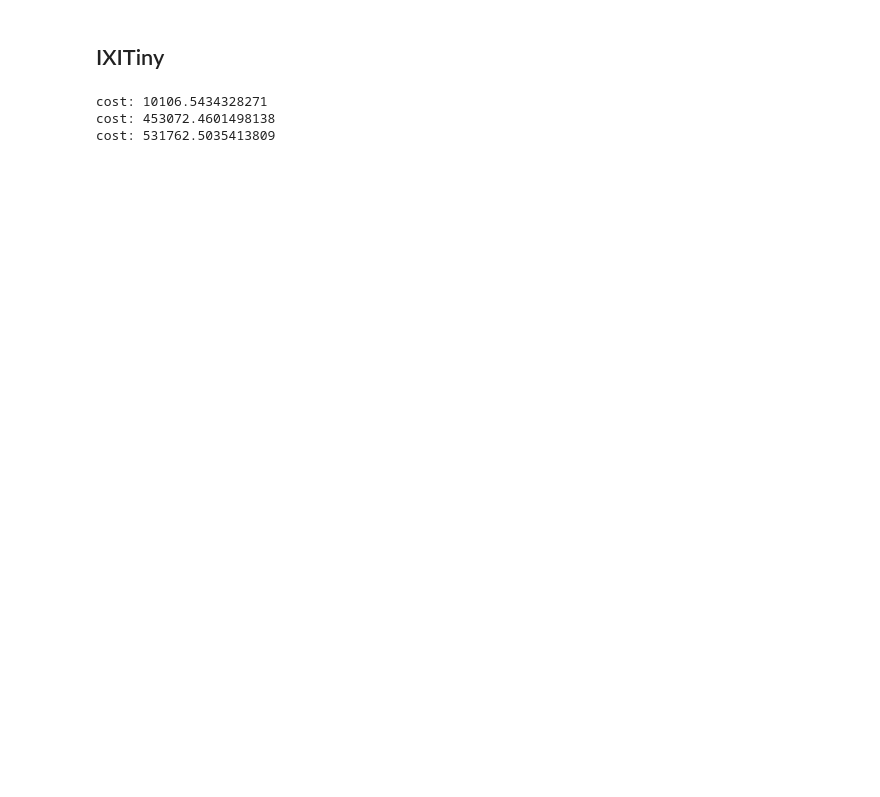
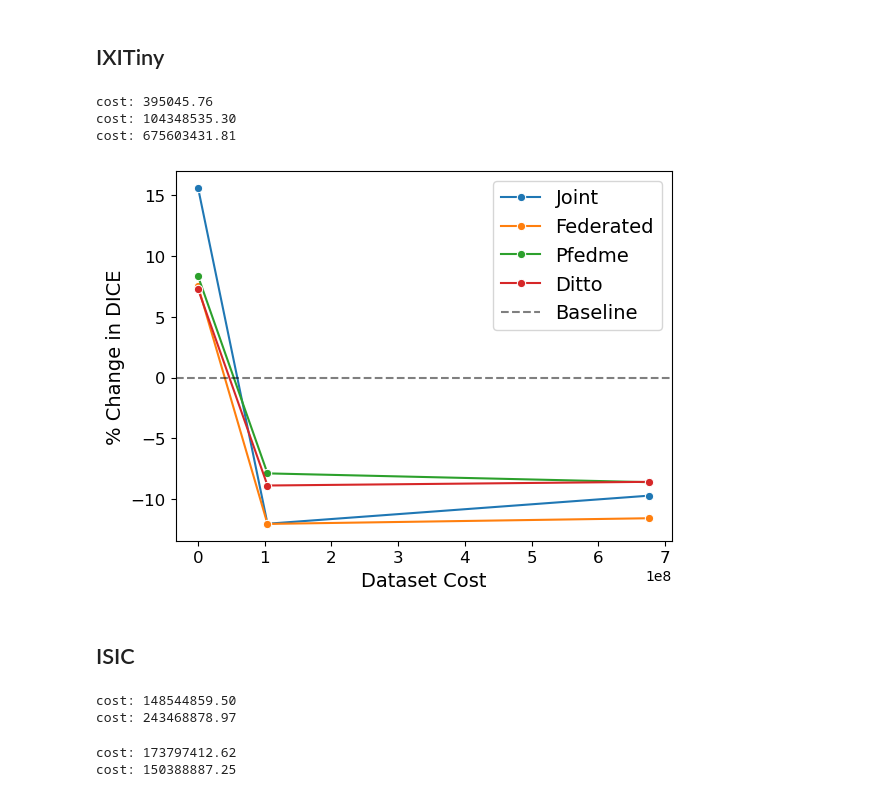
Before and after one commit to G2Lab/ot_cost, a Jupyter notebook: wasserstein/W_OTCost.ipynb, the cells around one changed output. Cells and saved outputs as stored; diff of their text form; code cells hidden in the pictures; blank space fills up the shorter version.

```diff
--- a/wasserstein/W_OTCost.ipynb
+++ b/wasserstein/W_OTCost.ipynb
@@ -327,20 +422,21 @@ grapher(dataset, results, score, path, save = True)
 ## IXITiny
 # %%
 importlib.reload(wot)
-costs = [0.05, 0.24, 0.28]
-sites =  [['HH', 'Guys'],
-            ['IOP', 'Guys'],
+costs = [0.08, 0.28, 0.30]
+sites =  [['Guys', 'HH'],
+            ['Guys', 'IOP'],
             ['HH', 'IOP']]
 dataset = 'IXITiny'
 results_ixitiny = []
 for site in sites:
     data = load_data(dataset, site)
+    label = {'1': np.ones(data['1'].shape[0]), '2': np.ones(data['2'].shape[0])}
     ## calculate cost
     ixitiny_wot = wot.OTCost(dataset, data, label)
     results_ixitiny.append(ixitiny_wot.calculate_ot_cost())
 # %% [output]
-cost: 10106.5434328271
-cost: 453072.4601498138
-cost: 531762.5035413809
+cost: 395045.76
+cost: 104348535.30
+cost: 675603431.81
 # %%
 df = pd.DataFrame([costs, results_ixitiny]).T
@@ -348,7 +444,25 @@ df.columns = ['Ours', 'Wsserstein']
 path = f'{ROOT_DIR}/results/wasserstein'
 df.to_csv(f'{path}/Wasserstein_{dataset}.csv', index = False)
 # %%
-score = 'Dice'
-path = f'{ROOT_DIR}/results/wasserstein'
-results = load_model_results(dataset, costs, results_ixitiny)
-grapher(dataset, results, score, path, save = True)
+DATASET = 'IXITiny'
+process_results(DATASET, results_ixitiny)
+# %% [output]
+[figure, added]
+# %% [markdown]
+## ISIC
+# %%
+importlib.reload(wot)
+costs = [0.08, 0.21, 0.30, 0.38]
+sites = [(2,2), (2,0), (2,3), (2,1), (1,3)]
+dataset = 'ISIC'
+results_isic = []
+for cost, site in zip(costs, sites):
+    data, label = load_data(dataset, site)
+    ## calculate cost
+    isic_wot = wot.OTCost(dataset, data, label)
+    results_isic.append(isic_wot.calculate_ot_cost())
+# %% [output]
+cost: 148544859.50
+cost: 243468878.97
+cost: 173797412.62
+cost: 150388887.25
```
Also changed, not shown: parts of 28 cells of this notebook, 14 other files.
